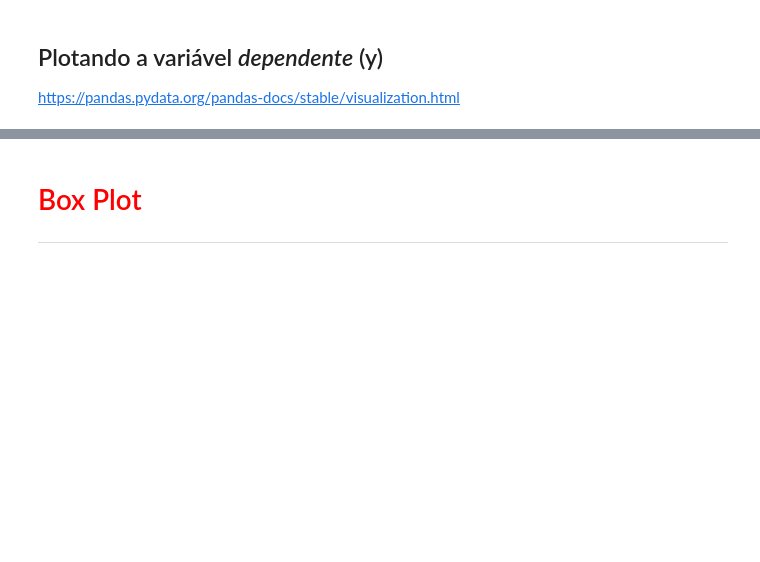
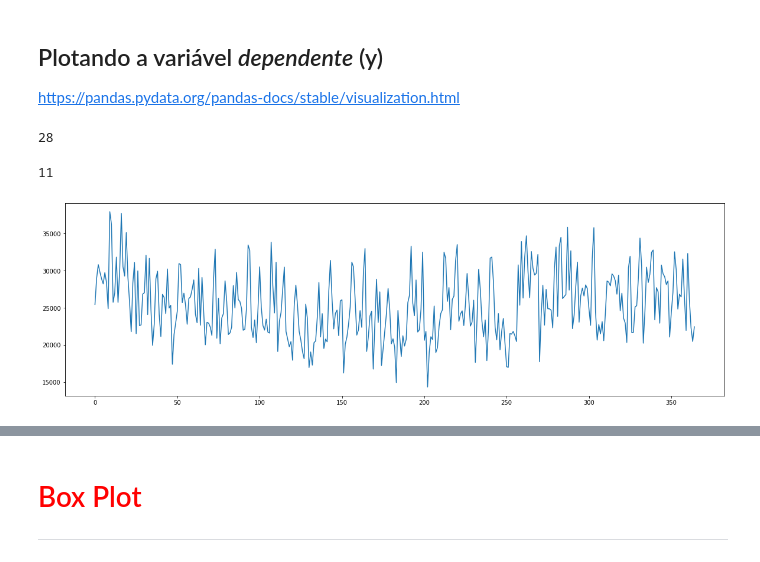
Before and after one commit to fernandapilat/bootcamp-data-analytics, a Jupyter notebook: Regressão_Linear.ipynb, the cells around one changed output, grey strips where cells are left out. Drawn from its saved outputs; the diff is of its cells as text; code cells hidden in the pictures; blank space fills up the shorter version.

```diff
--- a/Regressão_Linear.ipynb
+++ b/Regressão_Linear.ipynb
@@ -108,0 +111,14 @@ https://pandas.pydata.org/pandas-docs/stable/visualization.html
+# %%
+x
+# %% [output]
+28
+# %%
+y
+# %% [output]
+11
+# %%
+fig, ax = plt.subplots(figsize=(20, 6))
+
+ax = dados['consumo'].plot()
+# %% [output]
+[figure, added]
```
Also changed, not shown: parts of 9 cells of this notebook.
